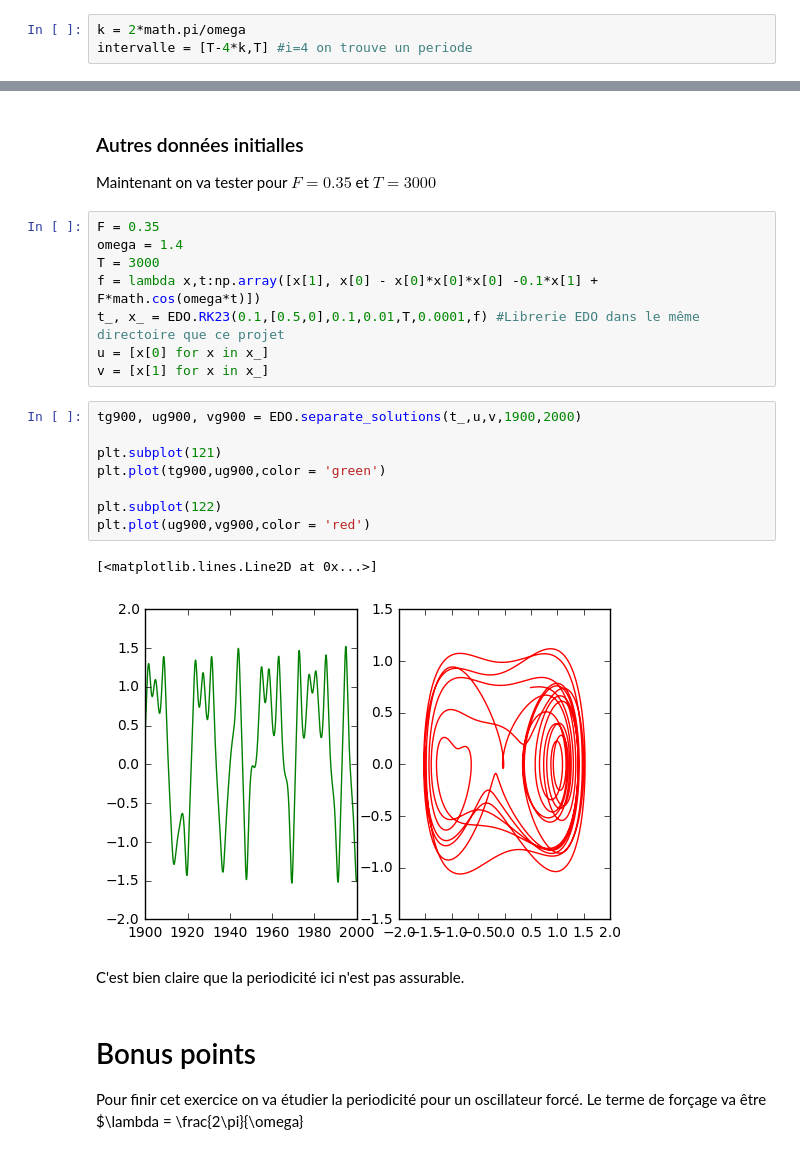
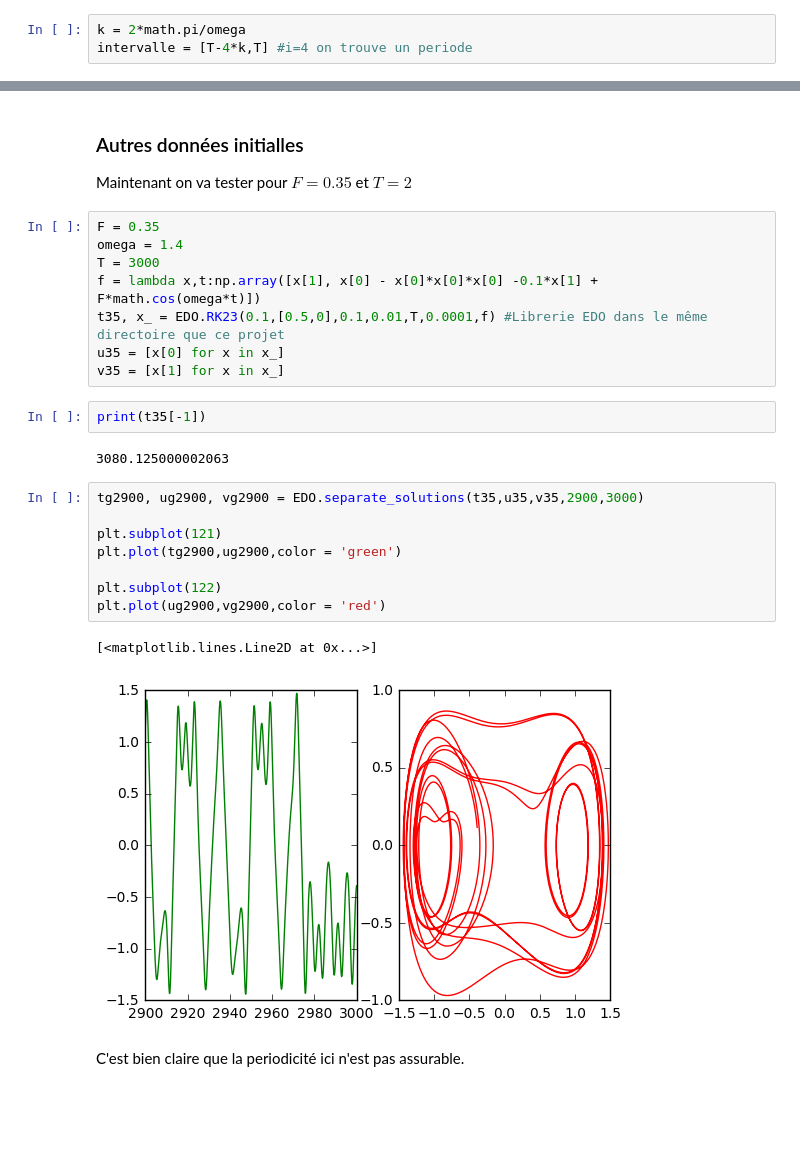
Before and after one commit to DiegoAsterio/equa-diff-3M236, a Jupyter notebook: 3M236_projet.ipynb, the cells around one changed output, grey strips where cells are left out. Saved outputs shown, nothing was run; the diff lists cells and outputs as text; blank space fills up the shorter version.

```diff
--- a/3M236_projet.ipynb
+++ b/3M236_projet.ipynb
@@ -485,29 +486,29 @@ plt.plot(uk,vk,color = 'red')
 [figure]
 # %% [markdown]
 ### Autres données initialles
-Maintenant on va tester pour  $F=0.35$ et $T=3000$
+Maintenant on va tester pour  $F=0.35$ et $T=2$
 # %%
 F = 0.35
 omega = 1.4
 T = 3000
 f = lambda x,t:np.array([x[1], x[0] - x[0]*x[0]*x[0] -0.1*x[1] + F*math.cos(omega*t)])
-t_, x_ = EDO.RK23(0.1,[0.5,0],0.1,0.01,T,0.0001,f) #Librerie EDO dans le même directoire que ce projet
-u = [x[0] for x in x_]
-v = [x[1] for x in x_]
+t35, x_ = EDO.RK23(0.1,[0.5,0],0.1,0.01,T,0.0001,f) #Librerie EDO dans le même directoire que ce projet
+u35 = [x[0] for x in x_]
+v35 = [x[1] for x in x_]
+# %%
+print(t35[-1])
+# %% [output]
+3080.125000002063
 # %%
-tg900, ug900, vg900 = EDO.separate_solutions(t_,u,v,1900,2000)
+tg2900, ug2900, vg2900 = EDO.separate_solutions(t35,u35,v35,2900,3000)
 
 plt.subplot(121)
-plt.plot(tg900,ug900,color = 'green')
+plt.plot(tg2900,ug2900,color = 'green')
 
 plt.subplot(122)
-plt.plot(ug900,vg900,color = 'red')
+plt.plot(ug2900,vg2900,color = 'red')
 # %% [output]
 [<matplotlib.lines.Line2D at 0x...>]
-[figure, old version]
+[figure, new version]
 # %% [markdown]
 C'est bien claire que la periodicité ici n'est pas assurable.
-# %% [markdown]
-# Bonus points
-
-Pour finir cet exercice on va étudier la periodicité pour un oscillateur forcé. Le terme de forçage va être $\lambda = \frac{2\pi}{\omega}
```
Also changed, not shown: parts of 22 cells of this notebook.
